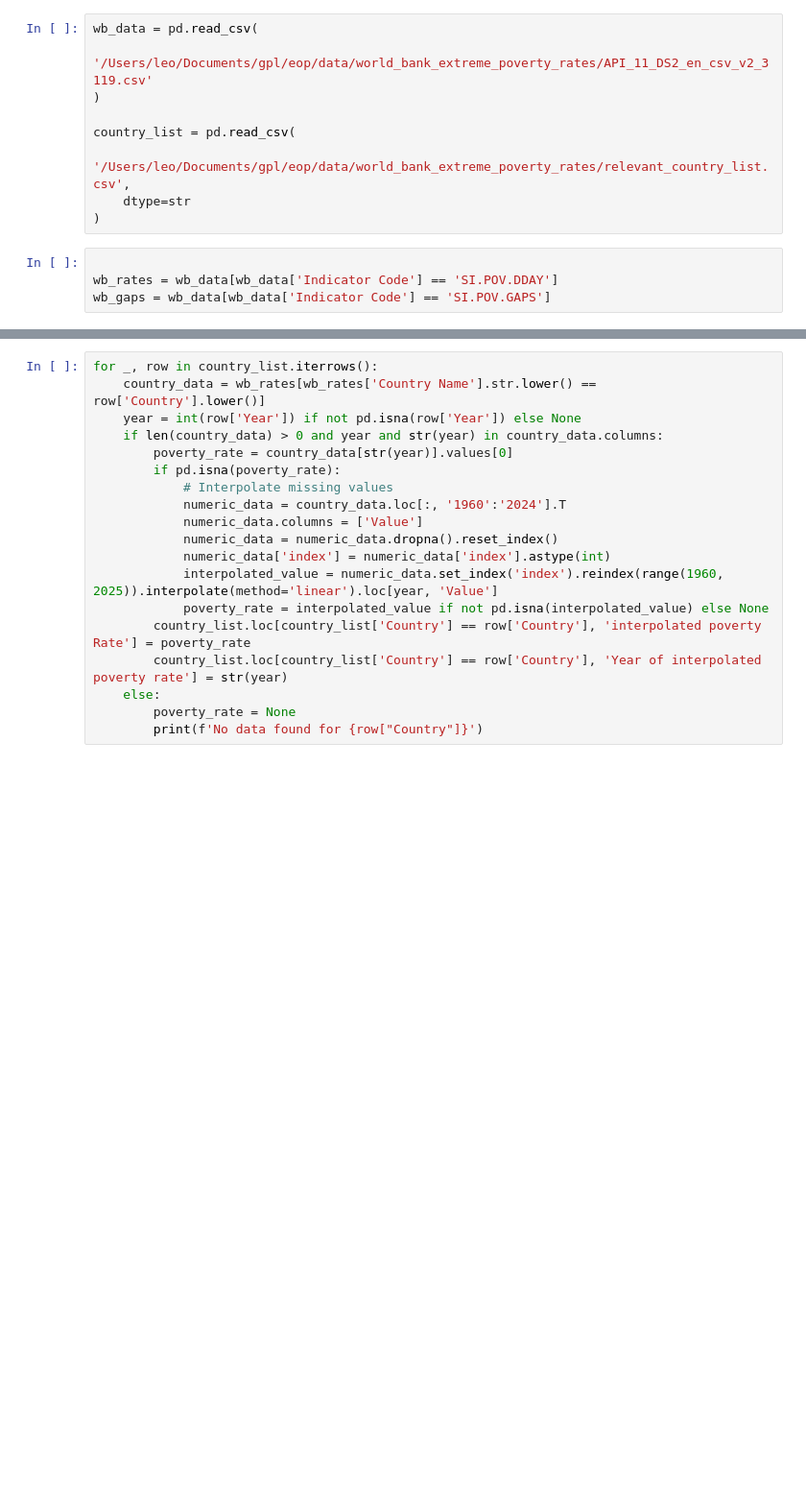
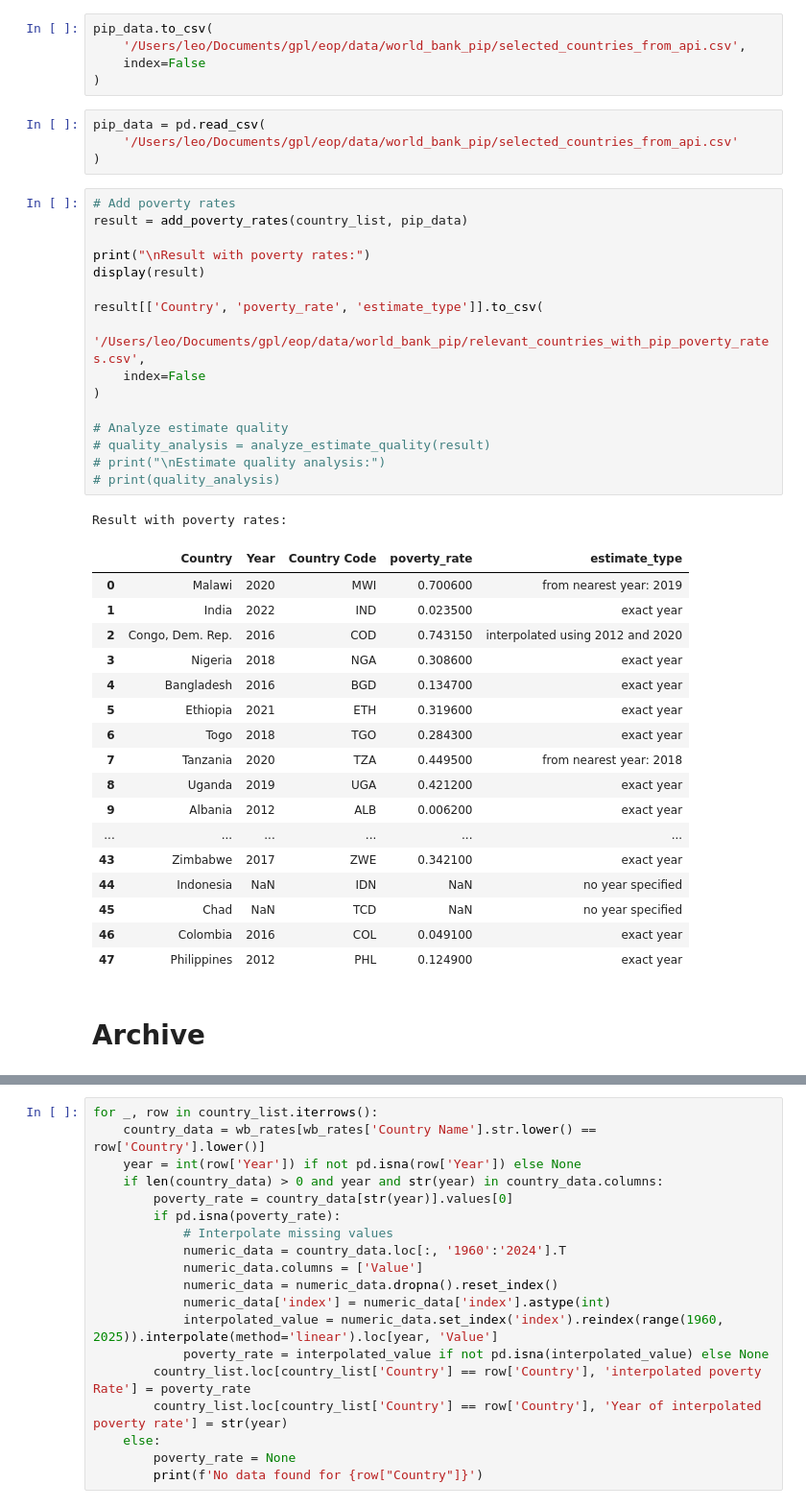
Before and after one commit to lselker13/eop, a Jupyter notebook: process_data/compile_base_poverty_rates.ipynb, the cells around one changed output, grey strips where cells are left out. Shown: that part at 96% size. Drawn from its saved outputs; the diff is of its cells as text; blank space fills up the shorter version.

```diff
--- a/process_data/compile_base_poverty_rates.ipynb
+++ b/process_data/compile_base_poverty_rates.ipynb
@@ -4,13 +493,46 @@ from pathlib import Path
+# %%
+pip_data.to_csv(
+    '/Users/leo/Documents/gpl/eop/data/world_bank_pip/selected_countries_from_api.csv',
+    index=False
+)
 # %%
-wb_data = pd.read_csv(
-    '/Users/leo/Documents/gpl/eop/data/world_bank_extreme_poverty_rates/API_11_DS2_en_csv_v2_3119.csv'
+pip_data = pd.read_csv(
+    '/Users/leo/Documents/gpl/eop/data/world_bank_pip/selected_countries_from_api.csv'
 )
-
-country_list = pd.read_csv(
-    '/Users/leo/Documents/gpl/eop/data/world_bank_extreme_poverty_rates/relevant_country_list.csv',
-    dtype=str
-)
-# %%
-
-wb_rates = wb_data[wb_data['Indicator Code'] == 'SI.POV.DDAY']
-wb_gaps = wb_data[wb_data['Indicator Code'] == 'SI.POV.GAPS']
+# %%
+# Add poverty rates
+result = add_poverty_rates(country_list, pip_data)
+
+print("\nResult with poverty rates:")
+display(result)
+
+result[['Country', 'poverty_rate', 'estimate_type']].to_csv(
+    '/Users/leo/Documents/gpl/eop/data/world_bank_pip/relevant_countries_with_pip_poverty_rates.csv',
+    index=False
+)
+
+# Analyze estimate quality
+# quality_analysis = analyze_estimate_quality(result)
+# print("\nEstimate quality analysis:")
+# print(quality_analysis)
+# %% [output]
+Result with poverty rates:
+|  | Country | Year | Country Code | poverty_rate | estimate_type |
+| 0 | Malawi | 2020 | MWI | 0.700600 | from nearest year: 2019 |
+| 1 | India | 2022 | IND | 0.023500 | exact year |
+| 2 | Congo, Dem. Rep. | 2016 | COD | 0.743150 | interpolated using 2012 and 2020 |
+| 3 | Nigeria | 2018 | NGA | 0.308600 | exact year |
+| 4 | Bangladesh | 2016 | BGD | 0.134700 | exact year |
+| 5 | Ethiopia | 2021 | ETH | 0.319600 | exact year |
+| 6 | Togo | 2018 | TGO | 0.284300 | exact year |
+| 7 | Tanzania | 2020 | TZA | 0.449500 | from nearest year: 2018 |
+| 8 | Uganda | 2019 | UGA | 0.421200 | exact year |
+| 9 | Albania | 2012 | ALB | 0.006200 | exact year |
+| ... | ... | ... | ... | ... | ... |
+| 43 | Zimbabwe | 2017 | ZWE | 0.342100 | exact year |
+| 44 | Indonesia | NaN | IDN | NaN | no year specified |
+| 45 | Chad | NaN | TCD | NaN | no year specified |
+| 46 | Colombia | 2016 | COL | 0.049100 | exact year |
+| 47 | Philippines | 2012 | PHL | 0.124900 | exact year |
+# %% [markdown]
+# Archive
```
Also changed, not shown: parts of 11 cells of this notebook, 1 other file.
